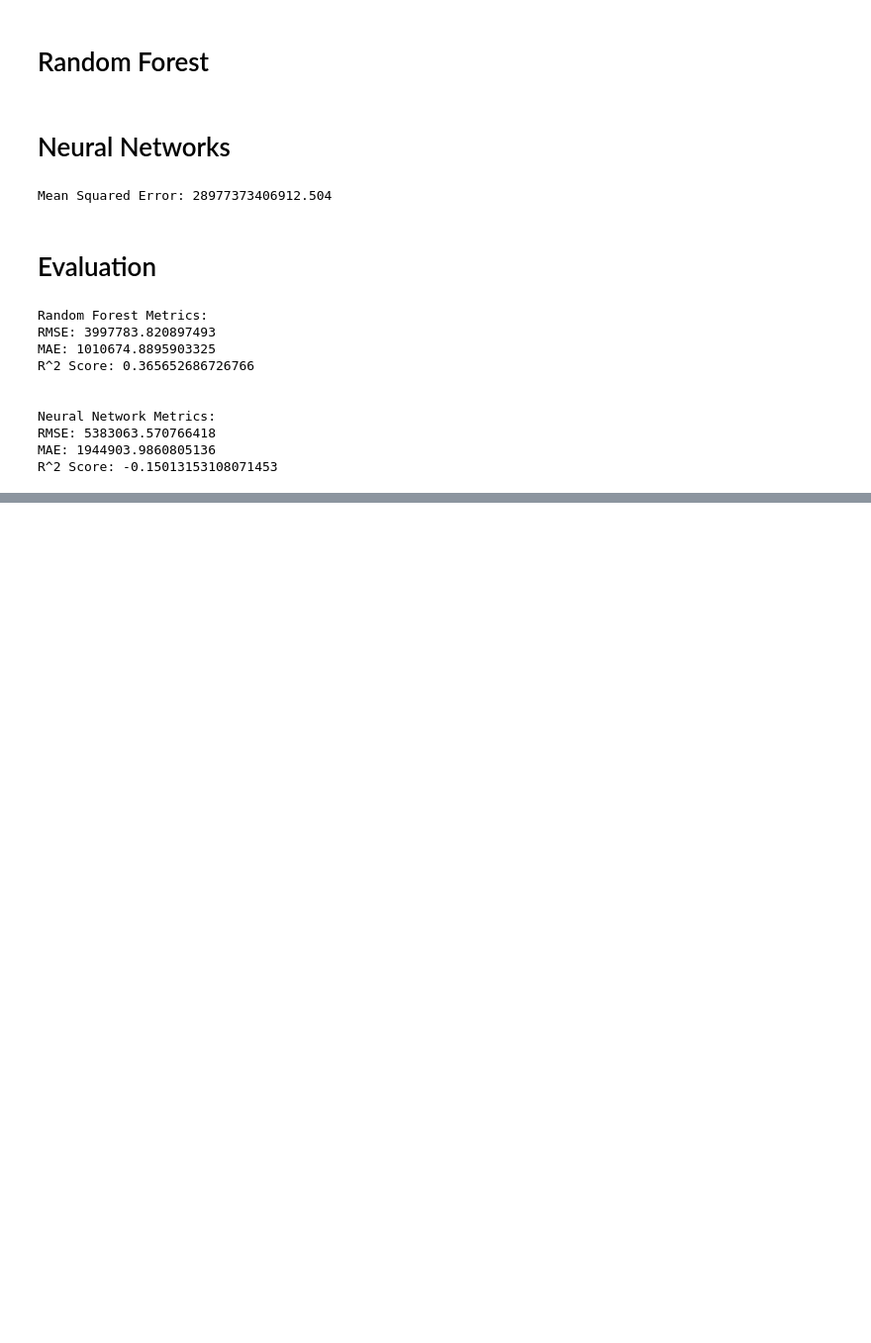
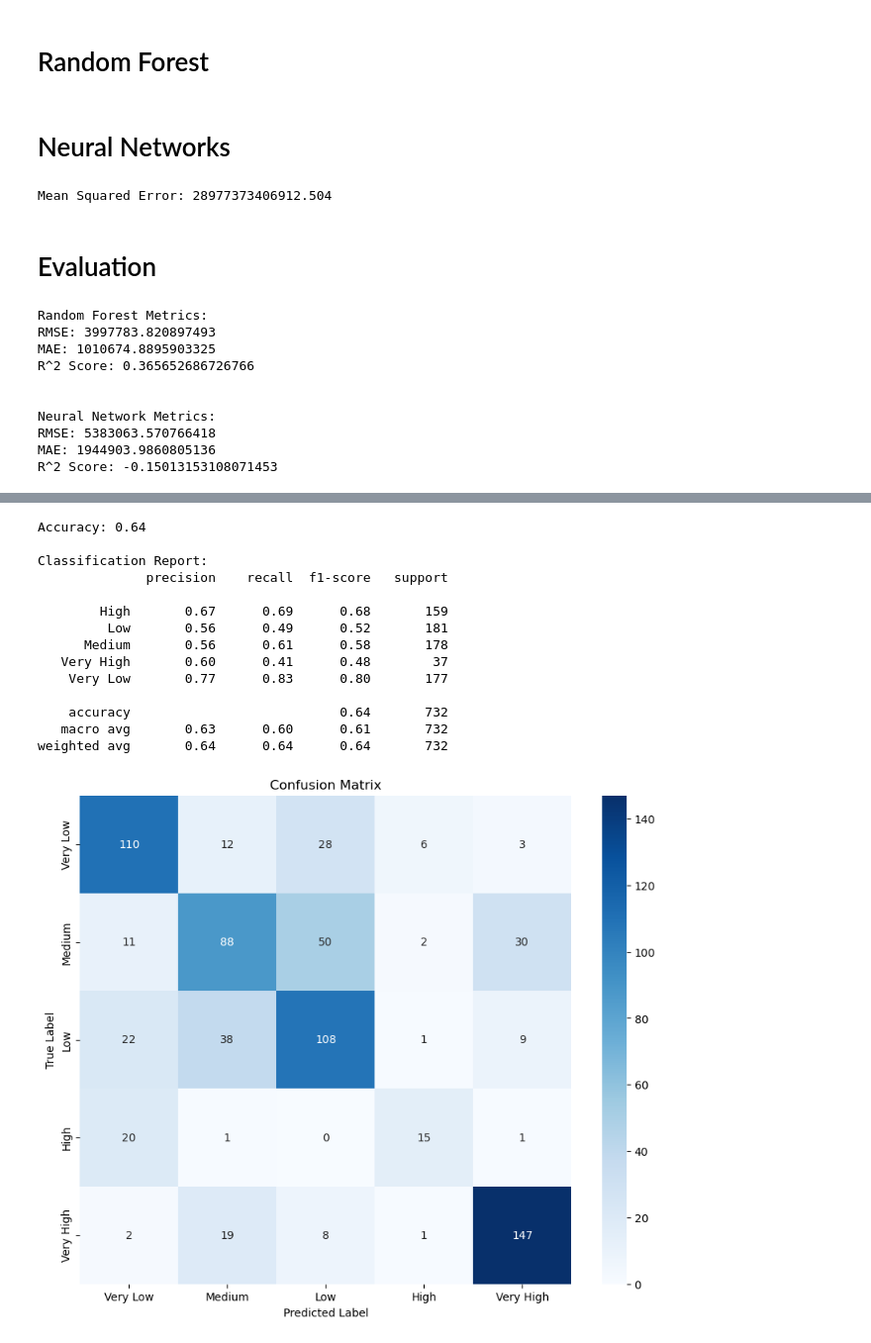
Before and after one commit to 44-566-Machine-Learning-S24/ml-s24-project-Goutamkurri, a Jupyter notebook: classification.ipynb, the cells around one changed output, grey strips where cells are left out. Shown at 99% size. Saved outputs shown, nothing was run; the diff lists cells and outputs as text; code cells hidden in the pictures; blank space fills up the shorter version.

```diff
--- a/classification.ipynb
+++ b/classification.ipynb
@@ -291,2 +469,44 @@ R^2 Score: -0.15013153108071453
+# %%
+from sklearn.ensemble import RandomForestClassifier
+
+X = df_clean[['BEDS', 'BATH', 'PROPERTYSQFT','LATITUDE', 'LONGITUDE', 'distance_to_central_park']]
+y = df_clean['PRICE_CATEGORY']
+
+X_train, X_test, y_train, y_test = train_test_split(X, y, test_size=0.2, random_state=42)
+clf = RandomForestClassifier(n_estimators=100, random_state=42)
+
+clf.fit(X_train, y_train)
+
+y_pred = clf.predict(X_test)
+
+accuracy = accuracy_score(y_test, y_pred)
+print(f"Accuracy: {accuracy:.2f}")
+
+print("\nClassification Report:")
+print(classification_report(y_test, y_pred))
+
+conf_matrix = confusion_matrix(y_test, y_pred)
+plt.figure(figsize=(10, 8))
+sns.heatmap(conf_matrix, annot=True, fmt='d', cmap='Blues', xticklabels=price_labels, yticklabels=price_labels)
+plt.title('Confusion Matrix')
+plt.xlabel('Predicted Label')
+plt.ylabel('True Label')
+plt.show()
+# %% [output]
+Accuracy: 0.64
+
+Classification Report:
+              precision    recall  f1-score   support
+
+        High       0.67      0.69      0.68       159
+         Low       0.56      0.49      0.52       181
+      Medium       0.56      0.61      0.58       178
+   Very High       0.60      0.41      0.48        37
+    Very Low       0.77      0.83      0.80       177
+
+    accuracy                           0.64       732
+   macro avg       0.63      0.60      0.61       732
+weighted avg       0.64      0.64      0.64       732
+[figure, added]
 # %% [markdown]
 ### Conclusion
```
Also changed, not shown: parts of 5 cells of this notebook.
